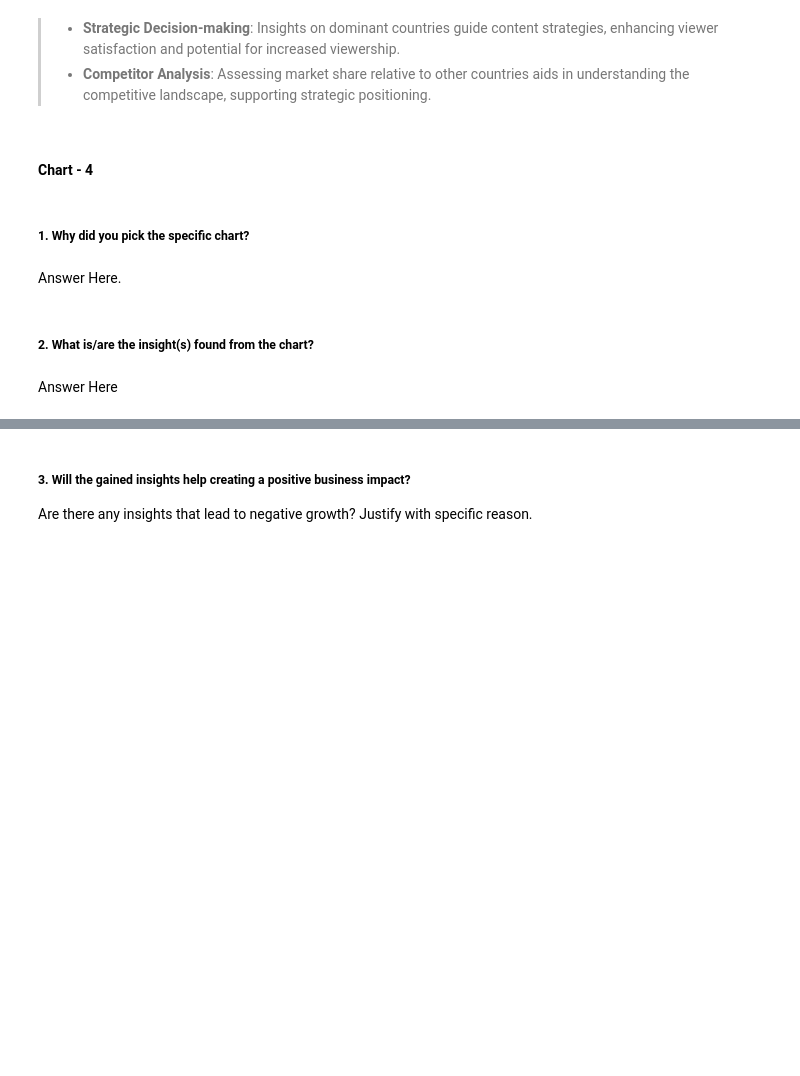
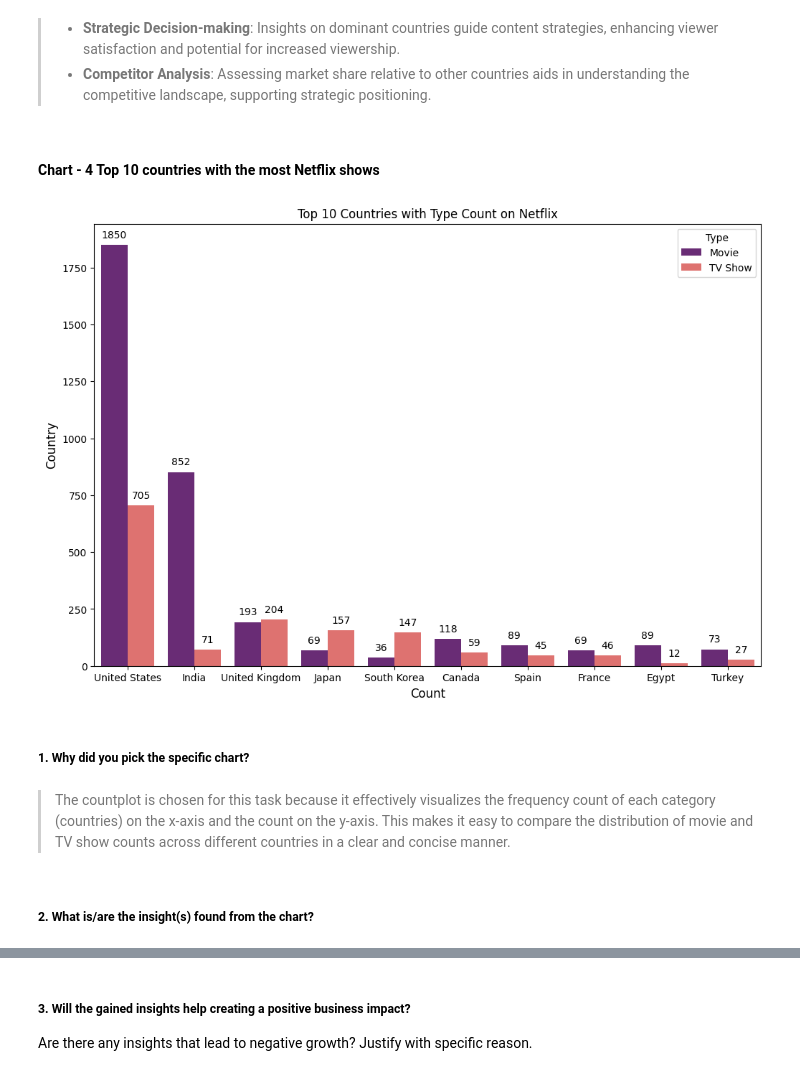
Before and after one commit to Electra89/Unsupervised-ML---Netflix-Movies-and-TV-Shows-Clustering, a Jupyter notebook: Unsupervised_ML_Netflix_Movies_and_TV_Shows_Clustering.ipynb, the cells around one changed output, grey strips where cells are left out. Cells and saved outputs as stored; diff of their text form; code cells hidden in the pictures; blank space fills up the shorter version.

```diff
--- a/Unsupervised_ML_Netflix_Movies_and_TV_Shows_Clustering.ipynb
+++ b/Unsupervised_ML_Netflix_Movies_and_TV_Shows_Clustering.ipynb
@@ -350,5 +350,3 @@ Are there any insights that lead to negative growth? Justify with specific reaso
 # %% [markdown]
 > * **Strategic Decision-making**: Insights on dominant countries guide content strategies, enhancing viewer satisfaction and potential for increased viewership.
 > * **Competitor Analysis**: Assessing market share relative to other countries aids in understanding the competitive landscape, supporting strategic positioning.
-# %% [markdown]
-#### Chart - 4
@@ -357,8 +353,39 @@ Are there any insights that lead to negative growth? Justify with specific reaso
+# %% [markdown]
+#### Chart - 4 Top 10 countries with the most Netflix shows
+# %%
+
+# Create a DataFrame with the top 10 countries
+top_countries = df['country'].value_counts().head(10).index
+
+# Filter data for the top 10 countries
+top_countries_data = df[df['country'].isin(top_countries)]
+
+# Create a bar plot
+plt.figure(figsize=(12, 8))
+sns.countplot(x='country', hue='type', order=top_countries, data=top_countries_data, palette='magma')
+
+# Add count annotations on top of the bars
+for p in plt.gca().patches:
+    plt.gca().annotate(f'{int(p.get_height())}',
+                 (p.get_x() + p.get_width() / 2., p.get_height()),
+                 ha='center', va='center', xytext=(0, 10),
+                 textcoords='offset points', fontsize=10, color='black')
+
+# Adding a title to the plot
+plt.title('Top 10 Countries with Type Count on Netflix')
+# Adding labels for the x and y axes
+
+plt.xlabel('Count', fontsize=12, color='black')
+plt.ylabel('Country', fontsize=12, color='black')
+plt.legend(title='Type', loc='upper right')
+
+# Displaying the plot
+plt.show()
+# %% [output]
+[figure, added]
 # %% [markdown]
 ##### 1. Why did you pick the specific chart?
-# %% [markdown]
-Answer Here.
+# %% [markdown]
+> The countplot  is chosen for this task because it effectively visualizes the frequency count of each category (countries) on the x-axis and the count on the y-axis. This makes it easy to compare the distribution of movie and TV show counts across different countries in a clear and concise manner.
 # %% [markdown]
 ##### 2. What is/are the insight(s) found from the chart?
-# %% [markdown]
-Answer Here
```
Also changed, not shown: parts of 5 cells of this notebook.
